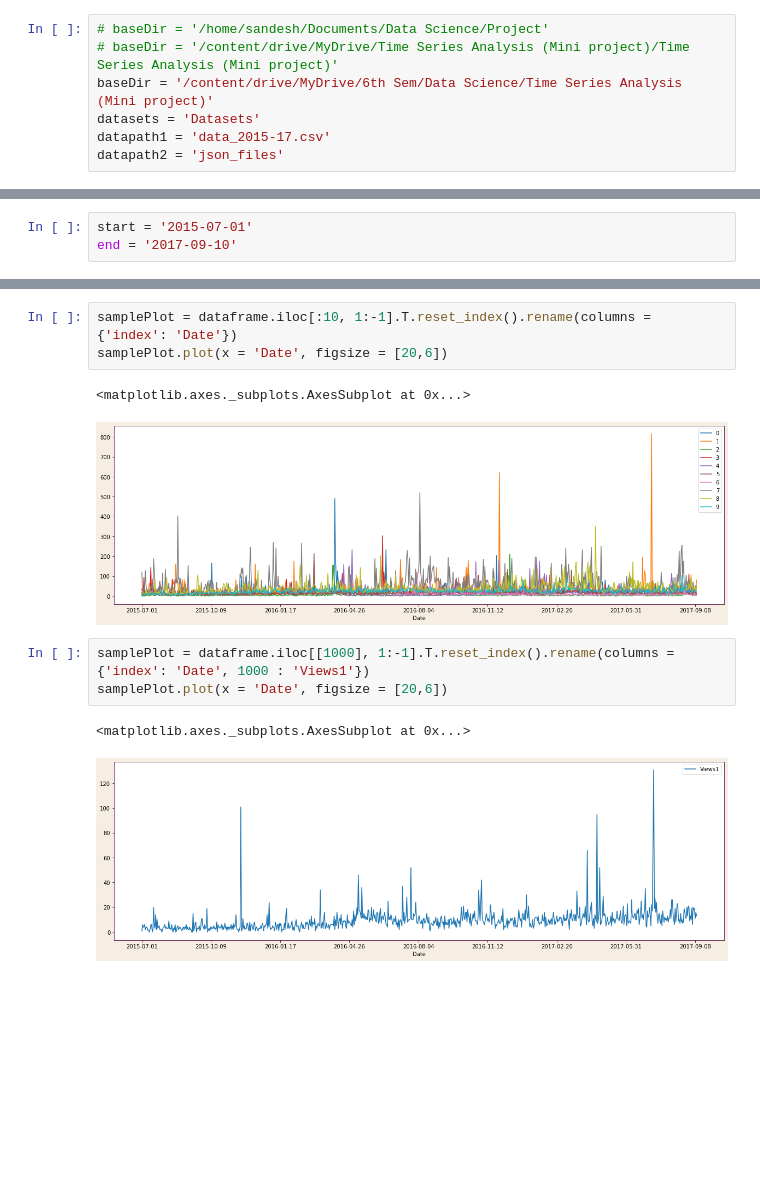
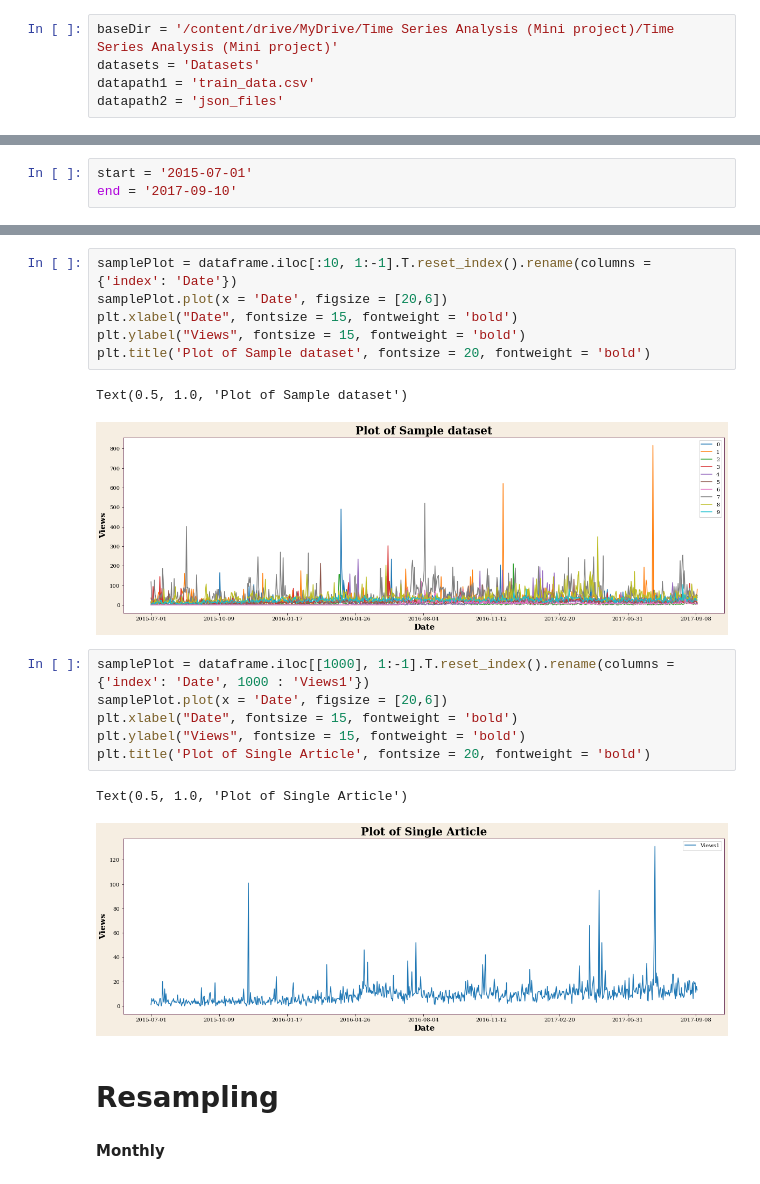
Before and after one commit to San411/Time-Series-Analysis, a Jupyter notebook: Scripts/data_exploration.ipynb, the cells around one changed output, grey strips where cells are left out. Drawn from its saved outputs; the diff is of its cells as text; blank space fills up the shorter version.

```diff
--- a/Scripts/data_exploration.ipynb
+++ b/Scripts/data_exploration.ipynb
@@ -29,9 +33,7 @@ import pageviewapi
 # %%
-# baseDir = '/home/sandesh/Documents/Data Science/Project'
-# baseDir = '/content/drive/MyDrive/Time Series Analysis (Mini project)/Time Series Analysis (Mini project)'
-baseDir = '/content/drive/MyDrive/6th Sem/Data Science/Time Series Analysis (Mini project)'
+baseDir = '/content/drive/MyDrive/Time Series Analysis (Mini project)/Time Series Analysis (Mini project)'
 datasets = 'Datasets'
-datapath1 = 'data_2015-17.csv'
+datapath1 = 'train_data.csv'
 datapath2 = 'json_files'
 # %%
 import sys
@@ -153,15 +219,25 @@ plt.rc_context({'axes.edgecolor':'#581845', 'xtick.color':'black', 'ytick.color'
 # %%
 samplePlot = dataframe.iloc[:10, 1:-1].T.reset_index().rename(columns = {'index': 'Date'})
 samplePlot.plot(x = 'Date', figsize = [20,6])
+plt.xlabel("Date", fontsize = 15, fontweight = 'bold')
+plt.ylabel("Views", fontsize = 15, fontweight = 'bold')
+plt.title('Plot of Sample dataset', fontsize = 20, fontweight = 'bold')
 # %% [output]
-<matplotlib.axes._subplots.AxesSubplot at 0x...>
+Text(0.5, 1.0, 'Plot of Sample dataset')
-[figure, old version]
+[figure, new version]
 # %%
 samplePlot = dataframe.iloc[[1000], 1:-1].T.reset_index().rename(columns = {'index': 'Date', 1000 : 'Views1'})
 samplePlot.plot(x = 'Date', figsize = [20,6])
+plt.xlabel("Date", fontsize = 15, fontweight = 'bold')
+plt.ylabel("Views", fontsize = 15, fontweight = 'bold')
+plt.title('Plot of Single Article', fontsize = 20, fontweight = 'bold')
 # %% [output]
-<matplotlib.axes._subplots.AxesSubplot at 0x...>
+Text(0.5, 1.0, 'Plot of Single Article')
-[figure, old version]
+[figure, new version]
+# %% [markdown]
+# **Resampling**
+# %% [markdown]
+**Monthly**
 # %%
 samplePlot = dataframe.iloc[[1000], 1:-1].T.reset_index().rename(columns = {'index': 'Date'})
 samplePlot['Date'] = pd.to_datetime(samplePlot['Date'], errors='coerce')
```
Also changed, not shown: parts of 34 cells of this notebook, 5 other files.
